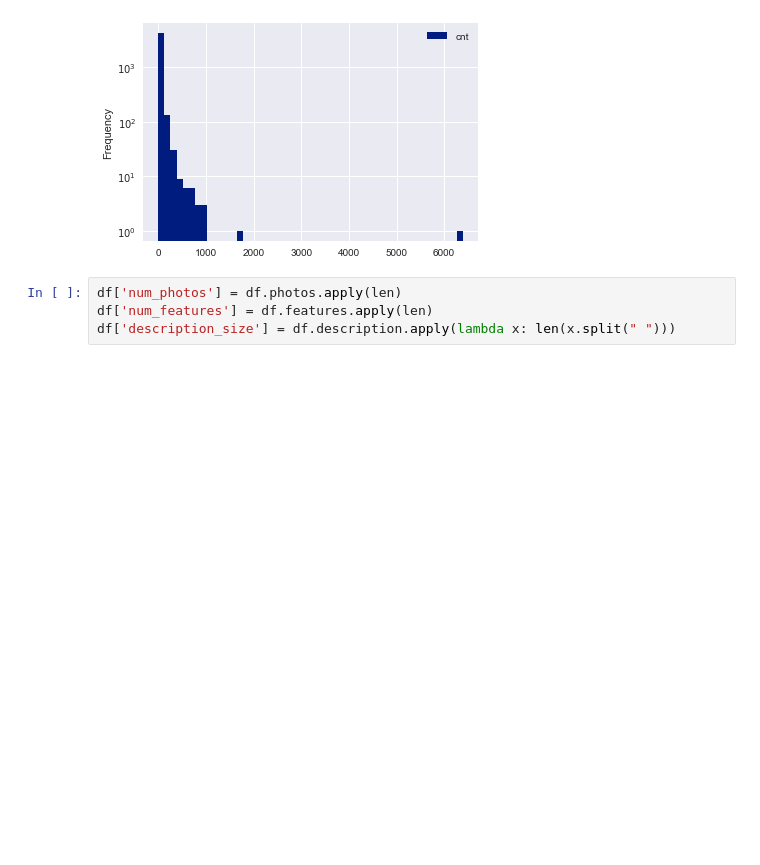
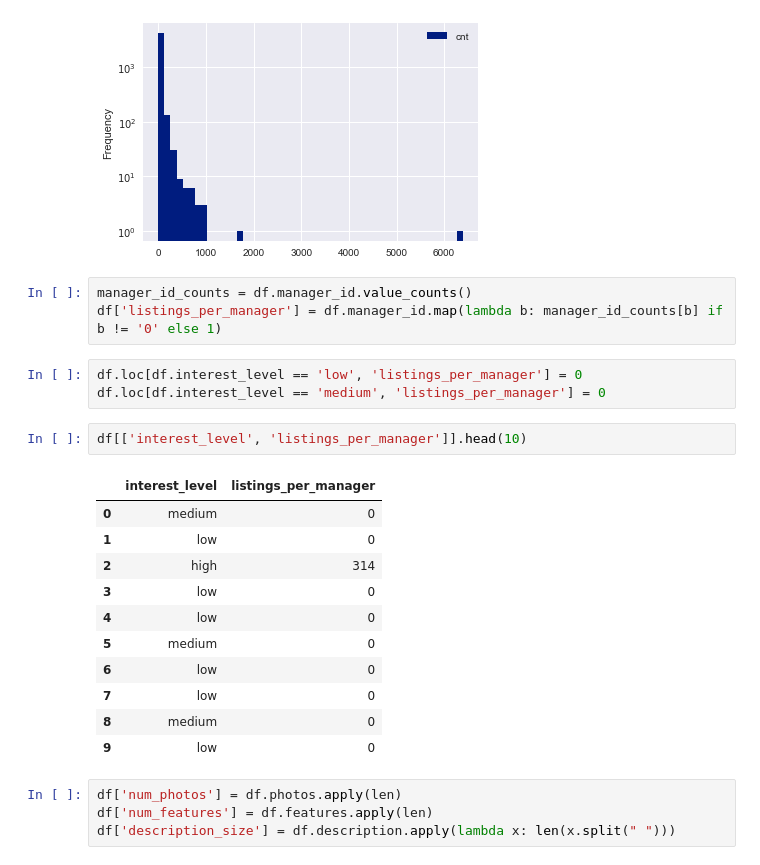
Before and after one commit to iKonon/kaggle, a Jupyter notebook: two-sigma-connect-rental-listing-inquiries/Data Exploration and Cleaning.ipynb, the cells around one changed output. Drawn from its saved outputs; the diff is of its cells as text; blank space fills up the shorter version.

```diff
--- a/two-sigma-connect-rental-listing-inquiries/Data Exploration and Cleaning.ipynb
+++ b/two-sigma-connect-rental-listing-inquiries/Data Exploration and Cleaning.ipynb
@@ -332,6 +351,26 @@ managers_df.plot(kind='hist', bins=50, log=True)
 # %% [output]
 <matplotlib.axes._subplots.AxesSubplot at 0x...>
 [figure]
+# %%
+manager_id_counts = df.manager_id.value_counts()
+df['listings_per_manager'] = df.manager_id.map(lambda b: manager_id_counts[b] if b != '0' else 1)
+# %%
+df.loc[df.interest_level == 'low', 'listings_per_manager'] = 0
+df.loc[df.interest_level == 'medium', 'listings_per_manager'] = 0
+# %%
+df[['interest_level', 'listings_per_manager']].head(10)
+# %% [output]
+|  | interest_level | listings_per_manager |
+| 0 | medium | 0 |
+| 1 | low | 0 |
+| 2 | high | 314 |
+| 3 | low | 0 |
+| 4 | low | 0 |
+| 5 | medium | 0 |
+| 6 | low | 0 |
+| 7 | low | 0 |
+| 8 | medium | 0 |
+| 9 | low | 0 |
 # %%
 df['num_photos'] = df.photos.apply(len)
 df['num_features'] = df.features.apply(len)
```
Also changed, not shown: parts of 15 cells of this notebook, 1 other file.
